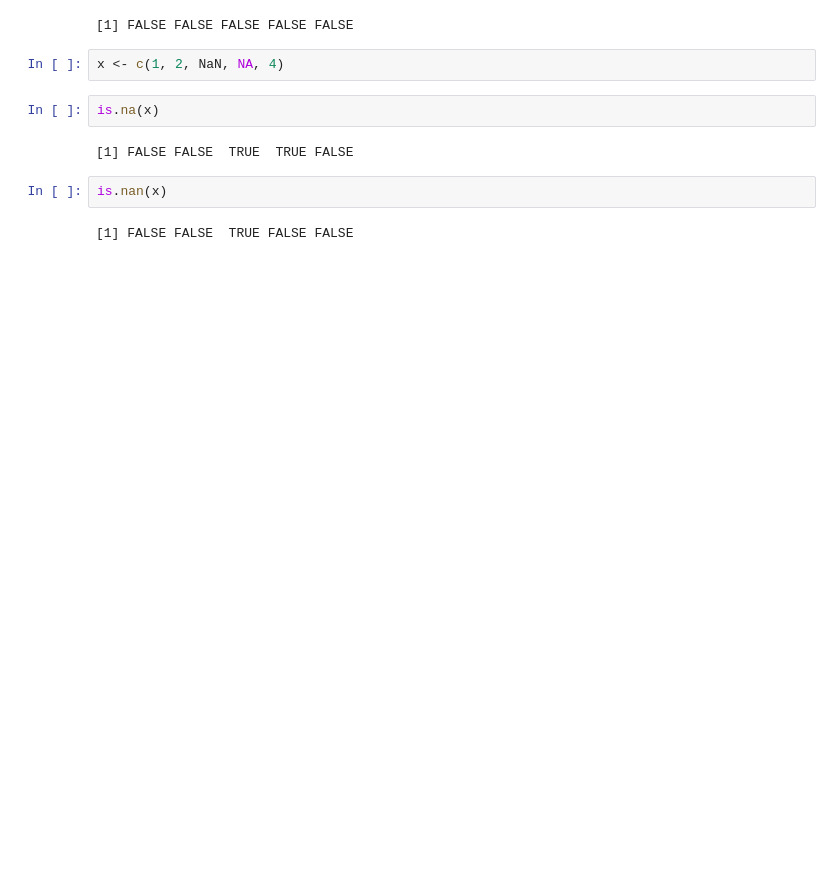
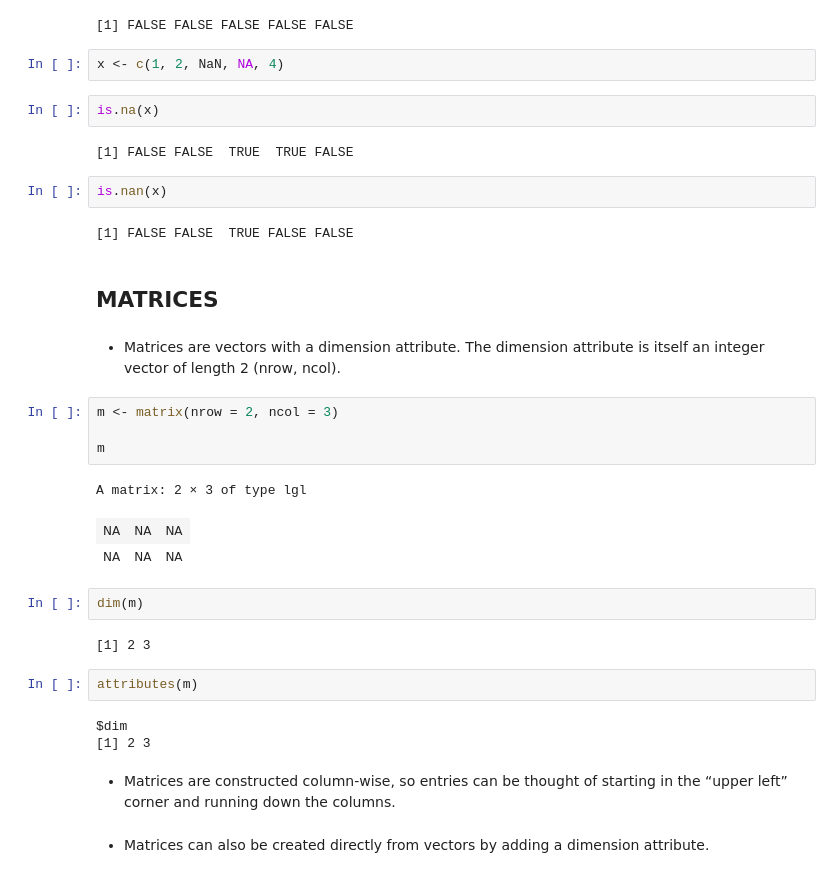
Before and after one commit to naskn02/R-Language, a Jupyter notebook: 01_R_Basics.ipynb, the cells around one changed output. Drawn from its saved outputs; the diff is of its cells as text; blank space fills up the shorter version.

```diff
--- a/01_R_Basics.ipynb
+++ b/01_R_Basics.ipynb
@@ -521,3 +521,28 @@ is.na(x)
 is.nan(x)
 # %% [output]
 [1] FALSE FALSE  TRUE FALSE FALSE
+# %% [markdown]
+## **MATRICES**
+# %% [markdown]
+* Matrices are vectors with a dimension attribute. The dimension attribute is itself an integer vector of length 2 (nrow, ncol).
+# %%
+m <- matrix(nrow = 2, ncol = 3)
+
+m
+# %% [output]
+A matrix: 2 × 3 of type lgl
+| NA | NA | NA |
+| NA | NA | NA |
+# %%
+dim(m)
+# %% [output]
+[1] 2 3
+# %%
+attributes(m)
+# %% [output]
+$dim
+[1] 2 3
+# %% [markdown]
+* Matrices are constructed column-wise, so entries can be thought of starting in the “upper left” corner and running down the columns.
+# %% [markdown]
+* Matrices can also be created directly from vectors by adding a dimension attribute.
```
Also changed, not shown: parts of 5 cells of this notebook.
